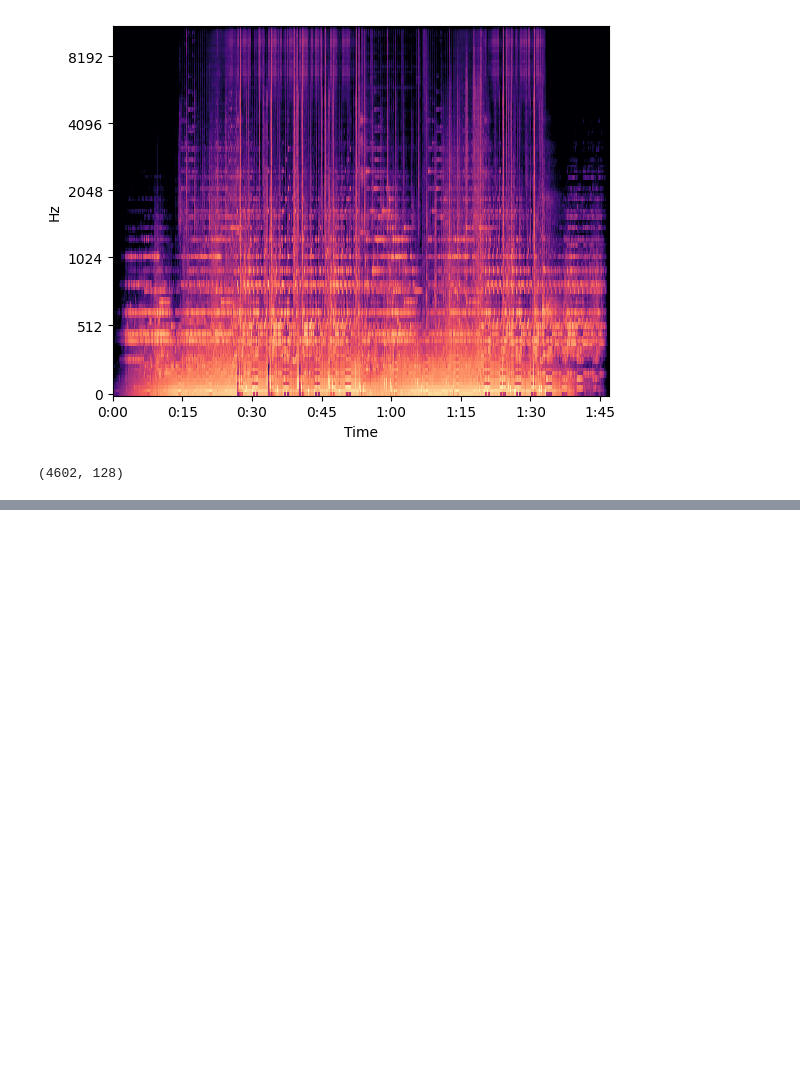
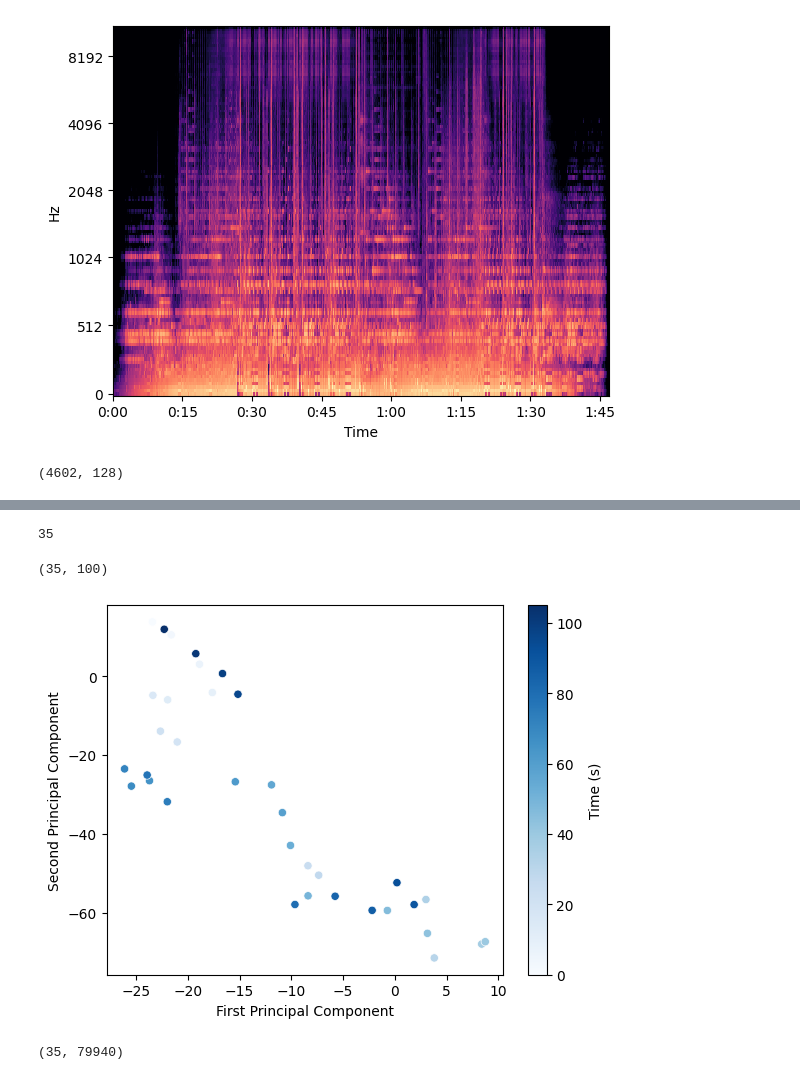
Before and after one commit to vijay-ravuri/audio-modeling, a Jupyter notebook: code/recommender.ipynb, the cells around one changed output, grey strips where cells are left out. Drawn from its saved outputs; the diff is of its cells as text; code cells hidden in the pictures; blank space fills up the shorter version.

Commit message:
figured out recommender system

```diff
--- a/code/recommender.ipynb
+++ b/code/recommender.ipynb
@@ -115,0 +112,4 @@ dianagram.T.shape
+# %%
+4602 // 129 # Determine the number of splits necessary to get ~3s segments
+# %% [output]
+35
@@ -115,0 +145,26 @@ dianagram.T.shape
+# %%
+pulse = audio_framer(dianagram.T, -1, dianagram.shape[1] // 129)
+# %%
+decomped = pd.DataFrame(pre.transform(pulse.loc[: , list(range(256))]))
+# %%
+decomped.shape
+# %% [output]
+(35, 100)
+# %%
+cm = plt.cm.ScalarMappable(cmap = 'Blues', norm  = plt.Normalize(0, decomped.shape[0]*3))
+
+plot = sns.scatterplot(
+    x = decomped[0],
+    y = decomped[1],
+    hue = decomped.index * 3,
+    palette = 'Blues'
+)
+
+plt.legend().remove()
+
+plt.colorbar(cm, ax = plot, label = 'Time (s)')
+
+plt.xlabel('First Principal Component')
+plt.ylabel('Second Principal Component');
+# %% [output]
+[figure, added]
@@ -115,0 +175,4 @@ dianagram.T.shape
+# %%
+idk.shape
+# %% [output]
+(35, 79940)
```
Also changed, not shown: parts of 11 cells of this notebook.
